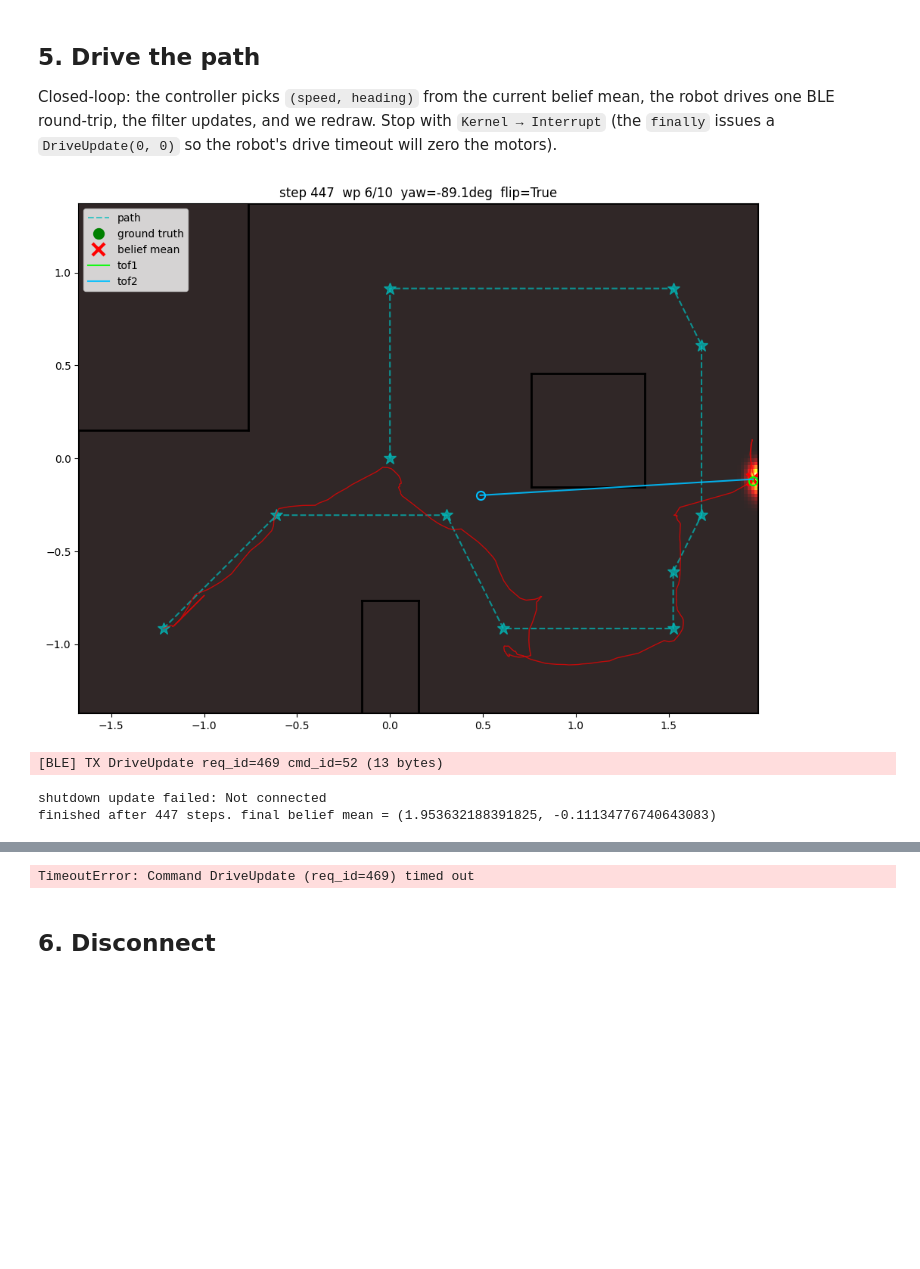
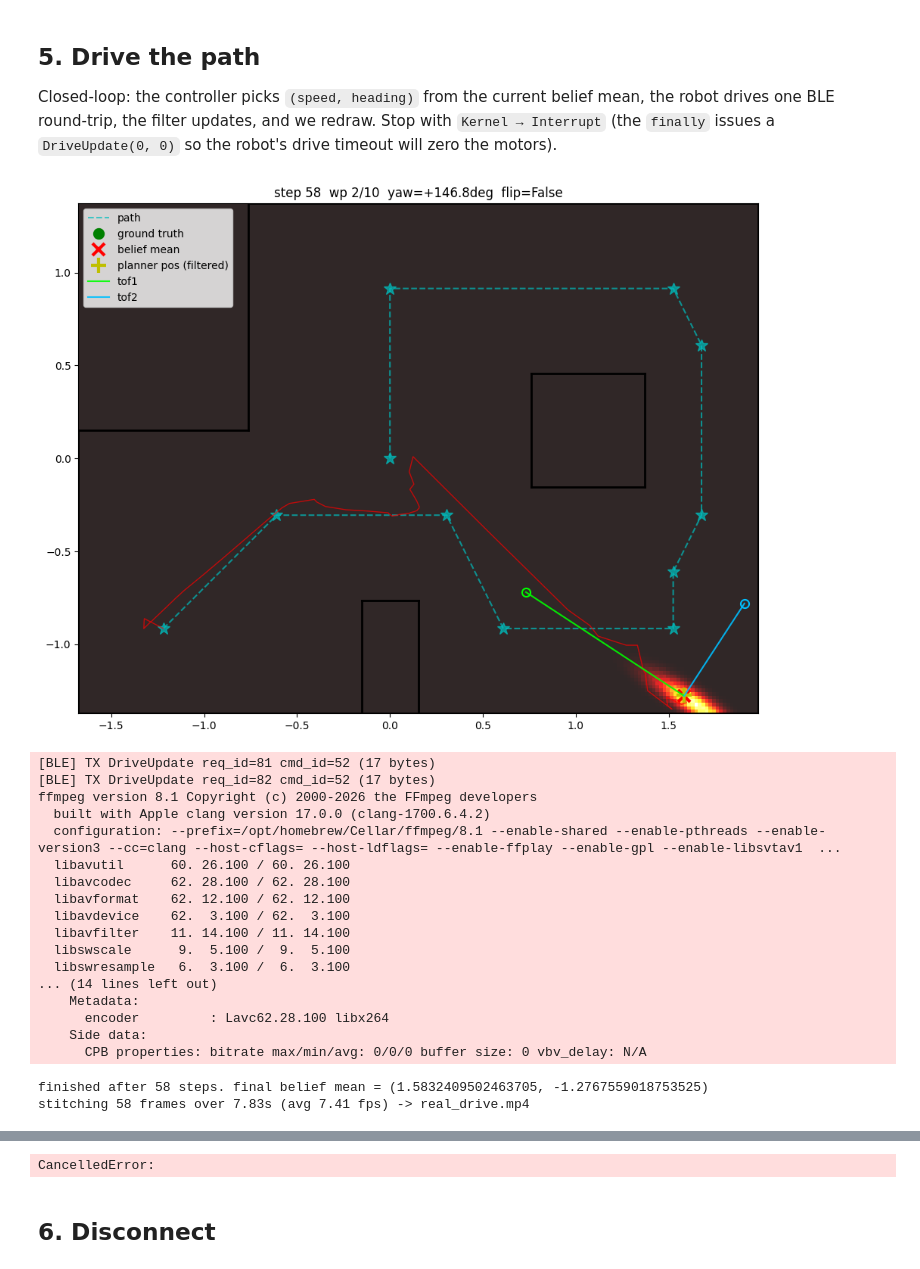
Before and after one commit to Sam-Belliveau/fast-robots, a Jupyter notebook: labs/lab12/sim/notebooks/real_demo.ipynb, the cells around one changed output, grey strips where cells are left out. Saved outputs shown, nothing was run; the diff lists cells and outputs as text; code cells hidden in the pictures; blank space fills up the shorter version.

Commit message:
UPLOAD WORKING VIDEO

```diff
--- a/labs/lab12/sim/notebooks/real_demo.ipynb
+++ b/labs/lab12/sim/notebooks/real_demo.ipynb
@@ -34,6 +141,6 @@ from main_python.commands import SetHeading
 # %%
 PATH = LAB_PATH_M
-START_THETA_DEG  = 45.0 + 180
+START_THETA_DEG  = 45.0
 BLE_TIMEOUT_S    = 5.0
 # Controller + filter knobs live in config/world.yaml.
 # %% [markdown]
@@ -92,28 +255,65 @@ Closed-loop: the controller picks `(speed, heading)` from the current belief mea
 # %%
 last_t_us = 0
 last_yaw = START_THETA_DEG
 step = 0
+rec = FrameRecorder('frames_real_drive')
+prev_resp = None
+prev_step = 0
 try:
     while not ctl.done:
-        resp, last_t_us = await step_once(
+        # Kick off the BLE round-trip in the background; render the
+        # previous frame while it is in flight so the loop is not idle.
+        task = asyncio.create_task(step_once(
             robot, loc, ctl,
             last_t_us=last_t_us, last_yaw_deg=last_yaw,
-        )
+        ))
+        if prev_resp is not None:
+            plot.update(None, prev_resp,
+                        title=f'step {prev_step}  wp {ctl.idx}/{len(ctl.path)-1}  '
+                              f'yaw={prev_resp.yaw_deg:+.1f}deg  flip={ctl.flip}',
+                        filtered_xy=(ctl.filt_x, ctl.filt_y) if ctl.filt_x is not None else None)
+            rec.capture(plot.fig)
+            clear_output(wait=True)
+            display(plot.fig)
+        resp, last_t_us = await task
         last_yaw = resp.yaw_deg
         step += 1
-        plot.update(None, resp,
-                    title=f'step {step}  wp {ctl.idx}/{len(ctl.path)-1}  '
-                          f'yaw={resp.yaw_deg:+.1f}deg  flip={ctl.flip}')
+        prev_resp = resp
+        prev_step = step
+    # Drain the last frame after the controller is done.
+    if prev_resp is not None:
+        plot.update(None, prev_resp,
+                    title=f'step {prev_step}  wp {ctl.idx}/{len(ctl.path)-1}  '
+                          f'yaw={prev_resp.yaw_deg:+.1f}deg  flip={ctl.flip}',
+                    filtered_xy=(ctl.filt_x, ctl.filt_y) if ctl.filt_x is not None else None)
+        rec.capture(plot.fig)
         clear_output(wait=True)
         display(plot.fig)
 finally:
     try:
         await robot.update(target_speed=0.0, target_heading=last_yaw)
     except Exception as e:
         print('shutdown update failed:', e)
     print(f'finished after {step} steps. final belief mean = {loc.mean_xy()}')
+    rec.make_video('real_drive.mp4')
 # %% [output]
-[figure, old version]
+[figure, new version]
-[BLE] TX DriveUpdate req_id=469 cmd_id=52 (13 bytes)
+[BLE] TX DriveUpdate req_id=81 cmd_id=52 (17 bytes)
+[BLE] TX DriveUpdate req_id=82 cmd_id=52 (17 bytes)
+ffmpeg version 8.1 Copyright (c) 2000-2026 the FFmpeg developers
+  built with Apple clang version 17.0.0 (clang-1700.6.4.2)
+  configuration: --prefix=/opt/homebrew/Cellar/ffmpeg/8.1 --enable-shared --enable-pthreads --enable-version3 --cc=clang --host-cflags= --host-ldflags= --enable-ffplay --enable-gpl --enable-libsvtav1  ...
+  libavutil      60. 26.100 / 60. 26.100
+  libavcodec     62. 28.100 / 62. 28.100
+  libavformat    62. 12.100 / 62. 12.100
+  libavdevice    62.  3.100 / 62.  3.100
+  libavfilter    11. 14.100 / 11. 14.100
+  libswscale      9.  5.100 /  9.  5.100
+  libswresample   6.  3.100 /  6.  3.100
+... (14 lines left out)
+    Metadata:
+      encoder         : Lavc62.28.100 libx264
+    Side data:
+      CPB properties: bitrate max/min/avg: 0/0/0 buffer size: 0 vbv_delay: N/A
-shutdown update failed: Not connected
-finished after 447 steps. final belief mean = (1.953632188391825, -0.11134776740643083)
+finished after 58 steps. final belief mean = (1.5832409502463705, -1.2767559018753525)
+stitching 58 frames over 7.83s (avg 7.41 fps) -> real_drive.mp4
@@ -121,4 +337,4 @@ finished after 447 steps. final belief mean = (1.953632188391825, -0.11134776740
-TimeoutError: Command DriveUpdate (req_id=469) timed out
+CancelledError:
 # %% [markdown]
 ## 6. Disconnect
 # %%
```
Also changed, not shown: parts of 7 cells of this notebook, 19 other files.
